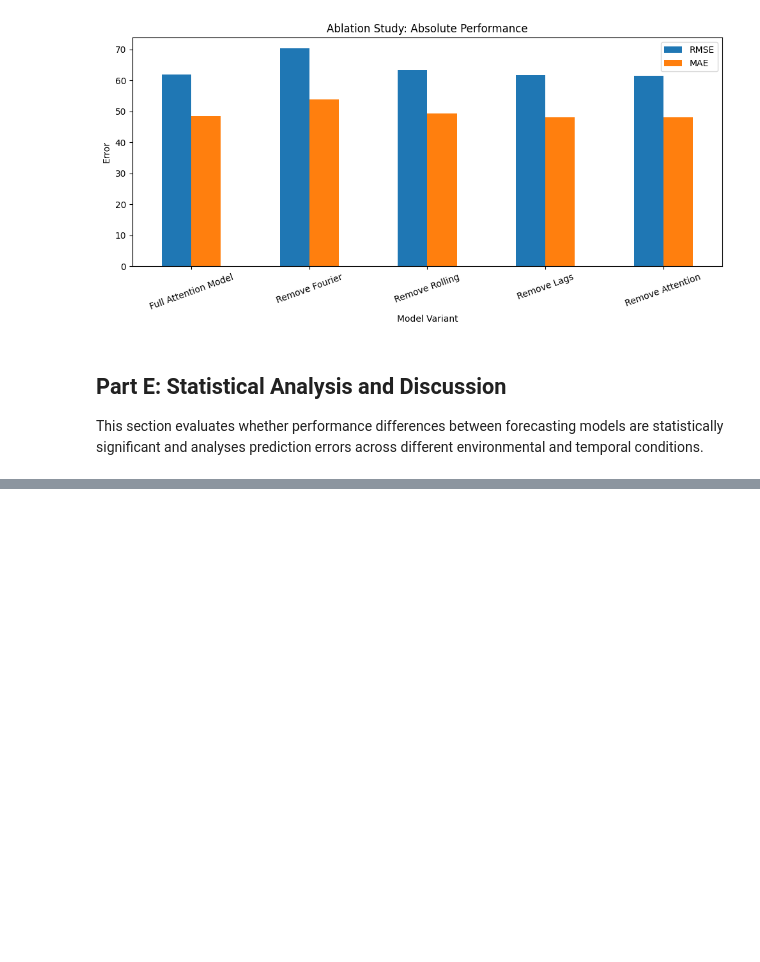
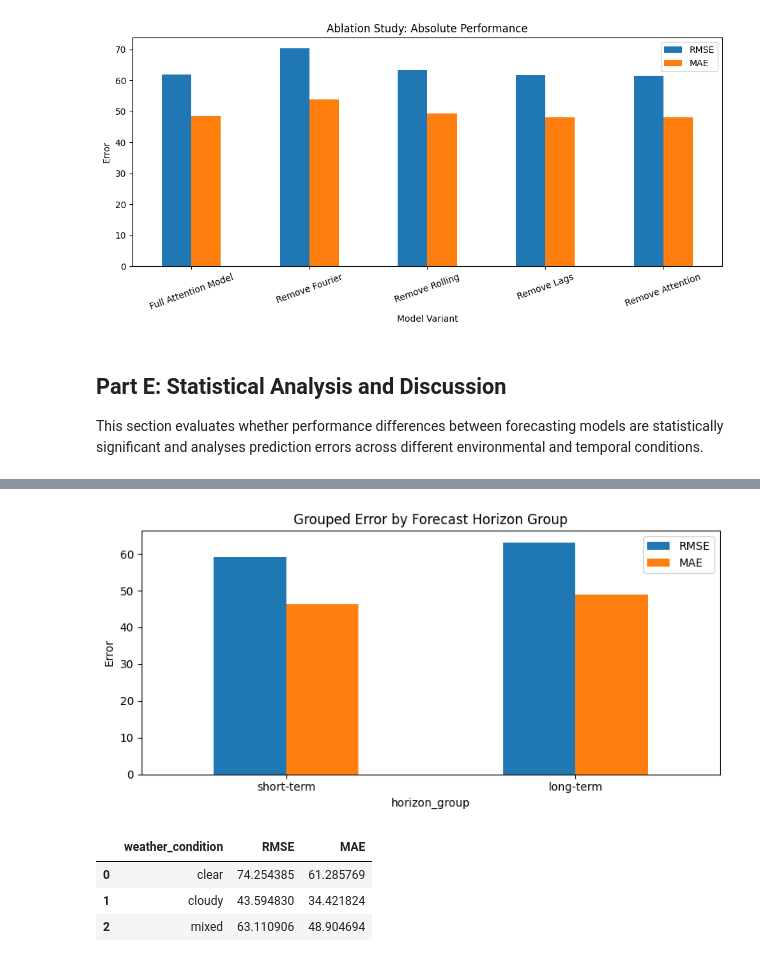
Before and after one commit to Pulkit9918/Assignment-1, a Jupyter notebook: z5708011_assignment1.ipynb, the cells around one changed output, grey strips where cells are left out. Saved outputs shown, nothing was run; the diff lists cells and outputs as text; code cells hidden in the pictures; blank space fills up the shorter version.

```diff
--- a/z5708011_assignment1.ipynb
+++ b/z5708011_assignment1.ipynb
@@ -1738,0 +1745,19 @@ This section evaluates whether performance differences between forecasting model
+# %%
+pred_multi = partB_model.predict(X_test_scaled, verbose=0)
+
+pred_individual = np.column_stack([
+    independent_models[i].predict(X_test_scaled, verbose=0).flatten()
+    for i in range(7)
+])
+
+pred_multitask_raw = multitask_model.predict(X_test_scaled, verbose=0)
+pred_multitask = np.column_stack([p.flatten() for p in pred_multitask_raw])
+
+pred_attention = attention_model.predict(X_test_scaled, verbose=0)
+
+print("Shapes:")
+print("y_test_np      :", y_test_np.shape)
+print("pred_multi     :", pred_multi.shape)
+print("pred_individual:", pred_individual.shape)
+print("pred_multitask :", pred_multitask.shape)
+print("pred_attention :", pred_attention.shape)
@@ -1738,0 +1926,25 @@ This section evaluates whether performance differences between forecasting model
+# %%
+plot_grouped_bar(horizon_group_df, "horizon_group", "Grouped Error by Forecast Horizon Group")
+# %% [output]
+[figure, added]
+# %%
+p25 = np.percentile(train_df["solar_t"], 25)
+p75 = np.percentile(train_df["solar_t"], 75)
+
+def classify_weather(v):
+    if v > p75:
+        return "clear"
+    elif v < p25:
+        return "cloudy"
+    else:
+        return "mixed"
+
+analysis_df["weather_condition"] = analysis_df["solar_t"].apply(classify_weather)
+
+weather_stats = grouped_error_stats(analysis_df, "weather_condition", y_true_cols, y_pred_cols)
+weather_stats
+# %% [output]
+|  | weather_condition | RMSE | MAE |
+| 0 | clear | 74.254385 | 61.285769 |
+| 1 | cloudy | 43.594830 | 34.421824 |
+| 2 | mixed | 63.110906 | 48.904694 |
```
Also changed, not shown: parts of 42 cells of this notebook, 13 other files.
